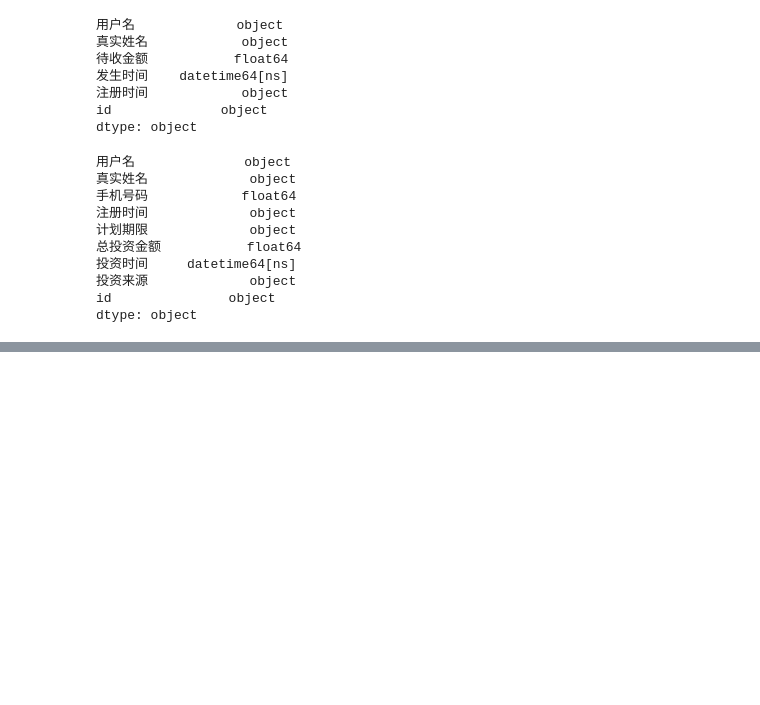
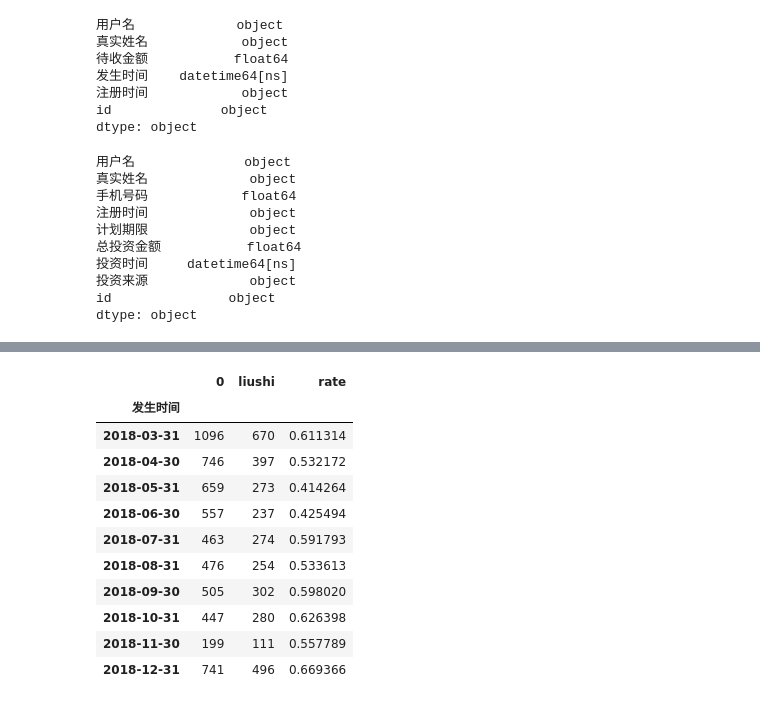
Before and after one commit to junzhu-github/python_code, a Jupyter notebook: Jupyter/流失用户分布.ipynb, the cells around one changed output, grey strips where cells are left out. Drawn from its saved outputs; the diff is of its cells as text; code cells hidden in the pictures; blank space fills up the shorter version.

```diff
--- a/Jupyter/流失用户分布.ipynb
+++ b/Jupyter/流失用户分布.ipynb
@@ -369,0 +240,24 @@ pd.__version__
+# %%
+gp_liushi = df_0_invest[df_0_invest['class'] == 'liushi'].groupby(pd.Grouper(key='发生时间',freq='M'))['id'].nunique()
+# %%
+gp_liushi_rate = pd.concat([gp_0, gp_liushi], axis=1)
+# %%
+gp_liushi_rate.columns = ['0','liushi']
+# %%
+gp_liushi_rate['rate'] = gp_liushi_rate['liushi'] / gp_liushi_rate['0']
+# %%
+# 每月流失率
+gp_liushi_rate
+# %% [output]
+|  | 0 | liushi | rate |
+| 发生时间 |  |  |  |
+| 2018-03-31 | 1096 | 670 | 0.611314 |
+| 2018-04-30 | 746 | 397 | 0.532172 |
+| 2018-05-31 | 659 | 273 | 0.414264 |
+| 2018-06-30 | 557 | 237 | 0.425494 |
+| 2018-07-31 | 463 | 274 | 0.591793 |
+| 2018-08-31 | 476 | 254 | 0.533613 |
+| 2018-09-30 | 505 | 302 | 0.598020 |
+| 2018-10-31 | 447 | 280 | 0.626398 |
+| 2018-11-30 | 199 | 111 | 0.557789 |
+| 2018-12-31 | 741 | 496 | 0.669366 |
```
Also changed, not shown: parts of 68 cells of this notebook, 3 other files.
